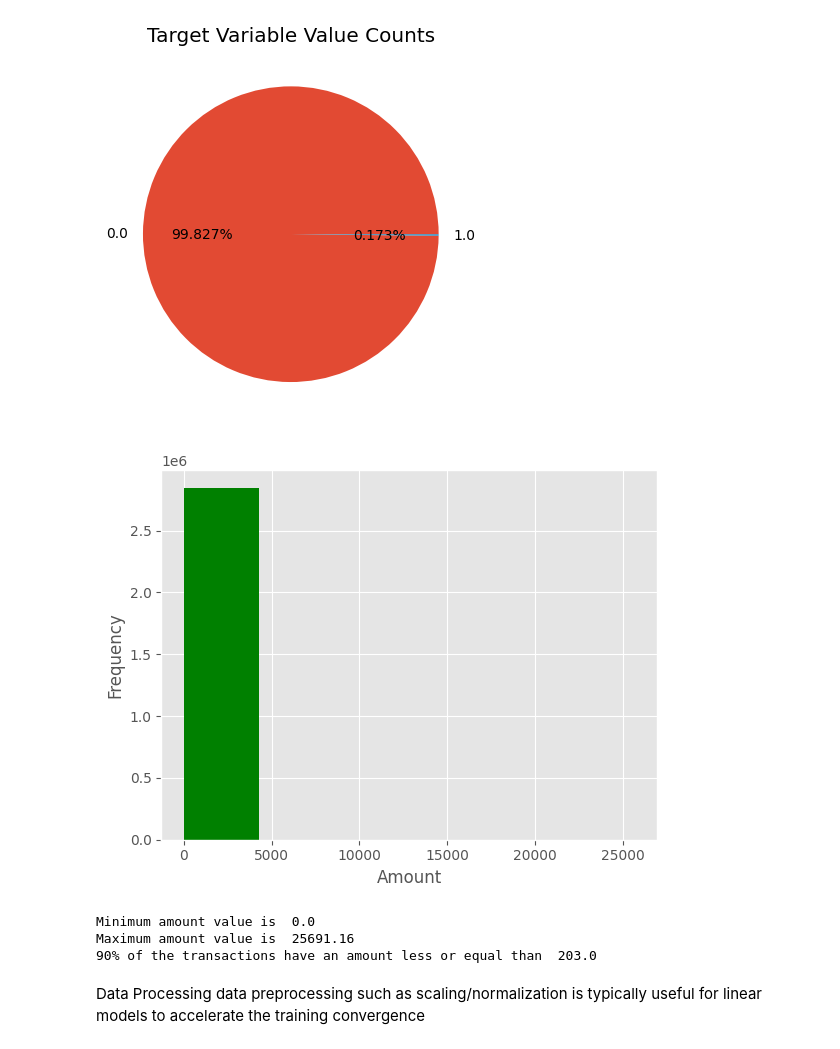
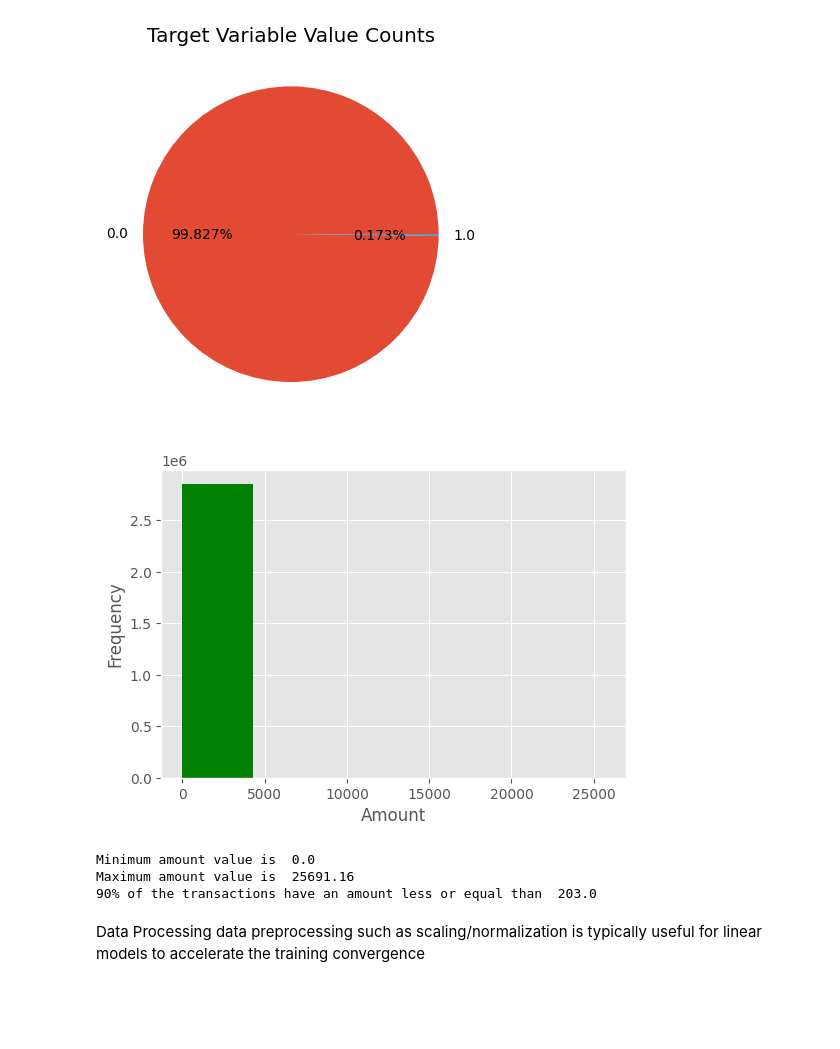
Before and after one commit to kenyyode/Credit-Card-Fraud-Detection, a Jupyter notebook: credit_card_fraud.ipynb, the cells around one changed output. Saved outputs shown, nothing was run; the diff lists cells and outputs as text; code cells hidden in the pictures; blank space fills up the shorter version.

```diff
--- a/credit_card_fraud.ipynb
+++ b/credit_card_fraud.ipynb
@@ -36,7 +47,7 @@ There are 31 variables in the dataset.
 
 replicas_ = 10
 
-big_df = pd.DataFrame(np.repeat(raw_data.values, replicas_, axis=0), columns=df.columns)
+big_df = pd.DataFrame(np.repeat(raw_data.values, replicas_, axis=0), columns=raw_data.columns)
 print("There are now " +  str(len(big_df)) + " Observations in this datasets")
 print("There are now " +  str(len(big_df.columns)) + " variables in this datasets")
 # %% [output]
@@ -68,16 +69,17 @@ plt.show()
 [figure]
 # %%
 # we provide our solution here
+plt.figure(figsize=(6, 4))
 plt.hist(big_df.Amount.values, 6, histtype='bar', facecolor='g')
 plt.xlabel("Amount")
 plt.ylabel("Frequency")
 plt.show()
 
 print("Minimum amount value is ", np.min(big_df.Amount.values))
 print("Maximum amount value is ", np.max(big_df.Amount.values))
 print("90% of the transactions have an amount less or equal than ", np.percentile(big_df.Amount.values, 90))
 # %% [output]
-[figure, old version]
+[figure, new version]
 Minimum amount value is  0.0
 Maximum amount value is  25691.16
 90% of the transactions have an amount less or equal than  203.0
```
Also changed, not shown: parts of 9 cells of this notebook.
